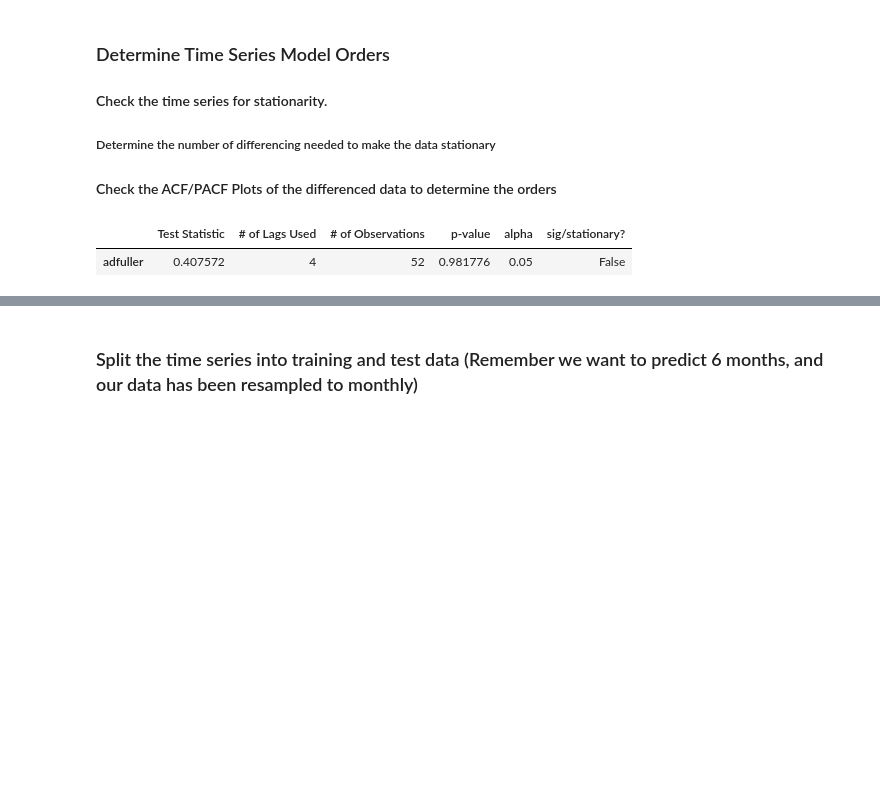
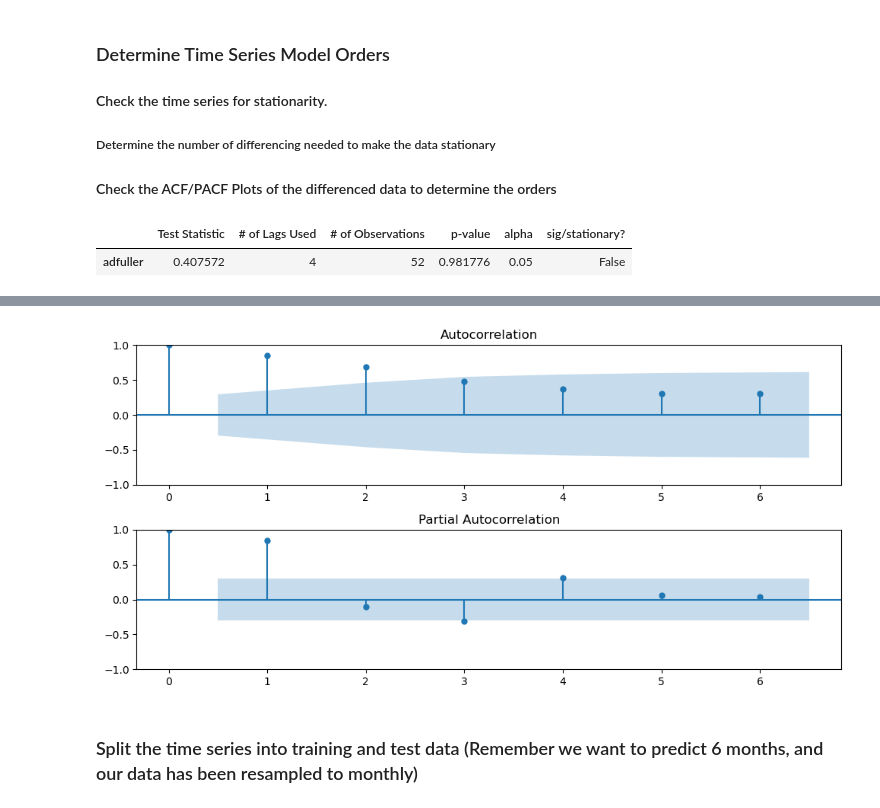
Before and after one commit to EhLeeOod/time-series, a Jupyter notebook: core-gridsearch-sarima.ipynb, the cells around one changed output, grey strips where cells are left out. Drawn from its saved outputs; the diff is of its cells as text; code cells hidden in the pictures; blank space fills up the shorter version.

```diff
--- a/core-gridsearch-sarima.ipynb
+++ b/core-gridsearch-sarima.ipynb
@@ -454,3 +575,7 @@ get_adfuller_results(ts_diff2)
+# %%
+plot_acf_pacf(ts_diff2, annotate_seas=True,nlags = 6, m = 12);
+# %% [output]
+[figure, added]
 # %% [markdown]
 ### Split the time series into training and test data (Remember we want to predict 6 months, and our data has been resampled to monthly)
 # %%
```
Also changed, not shown: parts of 17 cells of this notebook, 1 other file.
